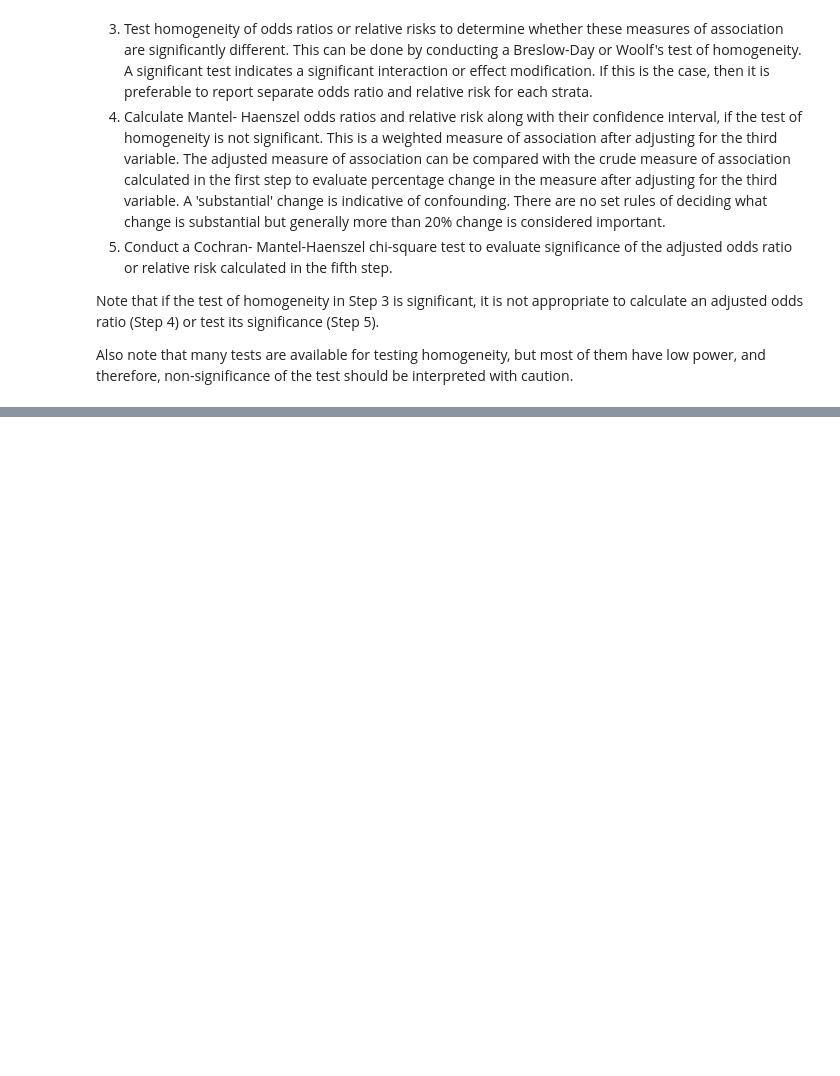
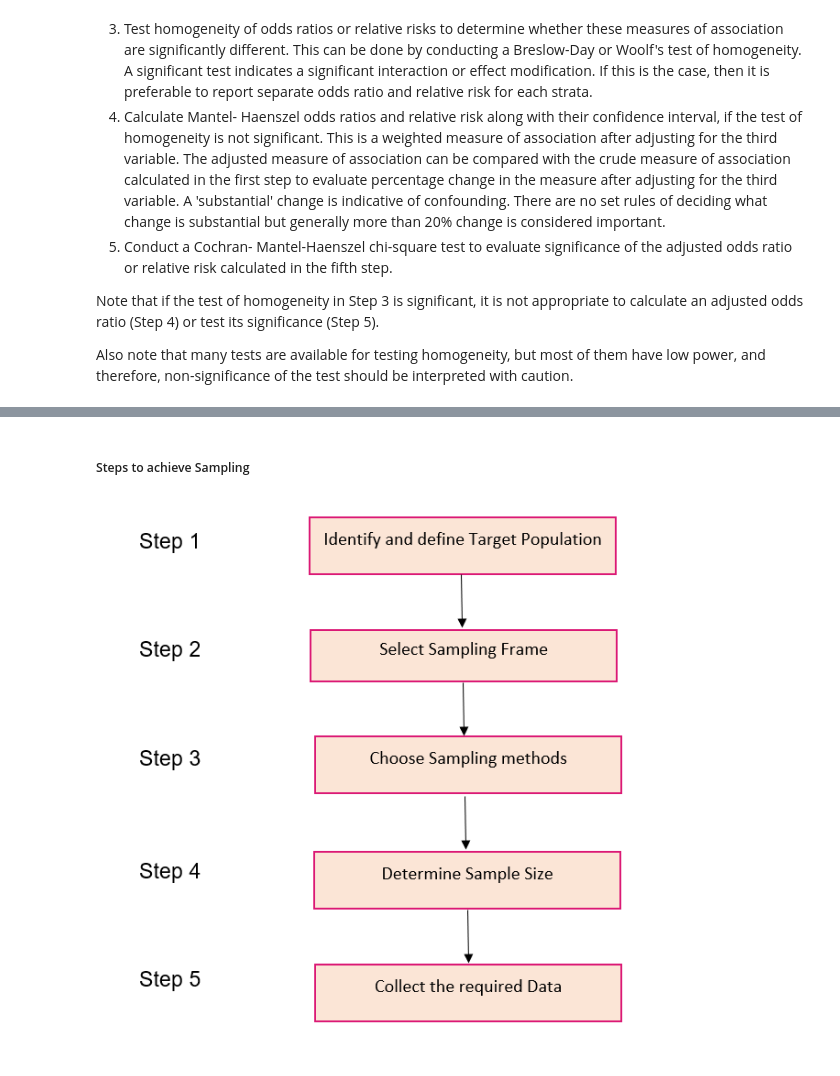
Before and after one commit to Deepshikha05/Statistics-With-Python, a Jupyter notebook: Statistics.ipynb, the cells around one changed output, grey strips where cells are left out. Saved outputs shown, nothing was run; the diff lists cells and outputs as text; code cells hidden in the pictures; blank space fills up the shorter version.

```diff
--- a/Statistics.ipynb
+++ b/Statistics.ipynb
@@ -254,0 +275,6 @@ Also note that many tests are available for testing homogeneity, but most of the
+# %% [markdown]
+##### Steps to achieve Sampling
+# %%
+Image(filename = "SamplingSteps.png")
+# %% [output]
+[figure, added]
```
Also changed, not shown: parts of 12 cells of this notebook.
